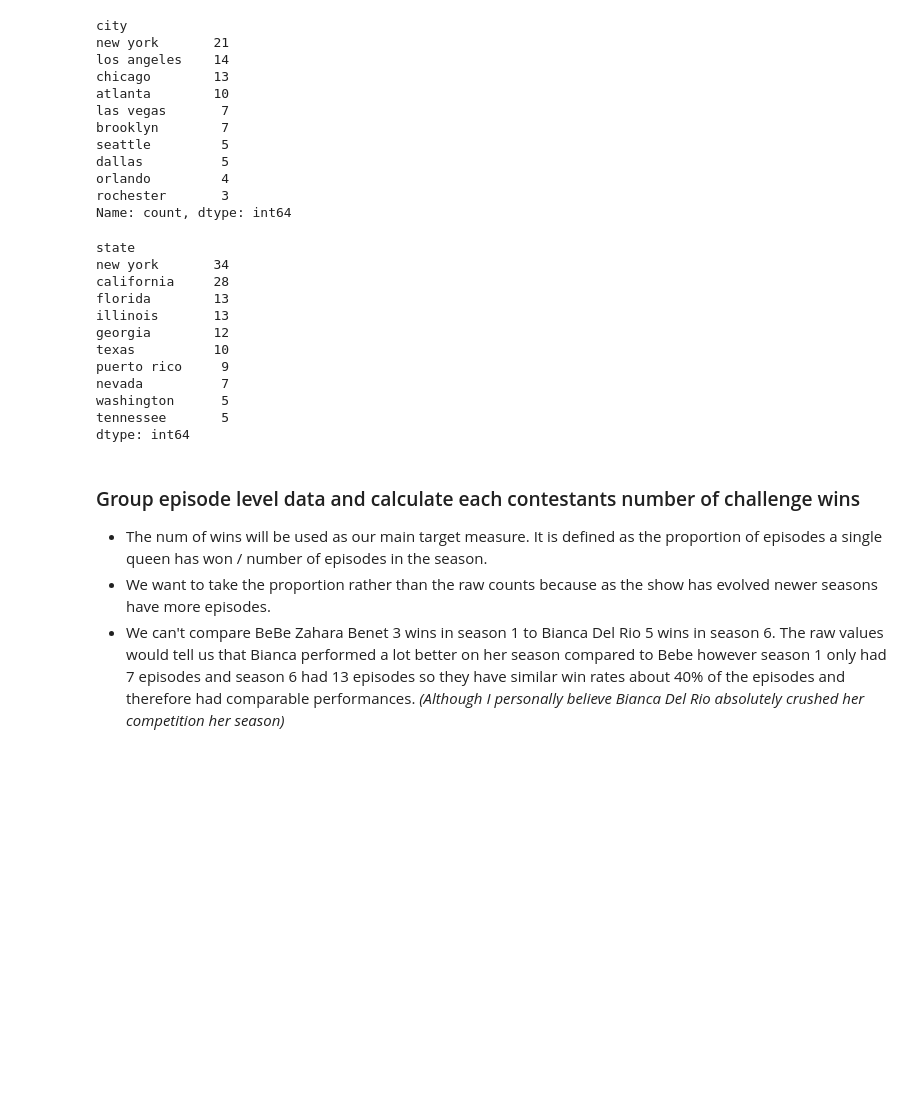
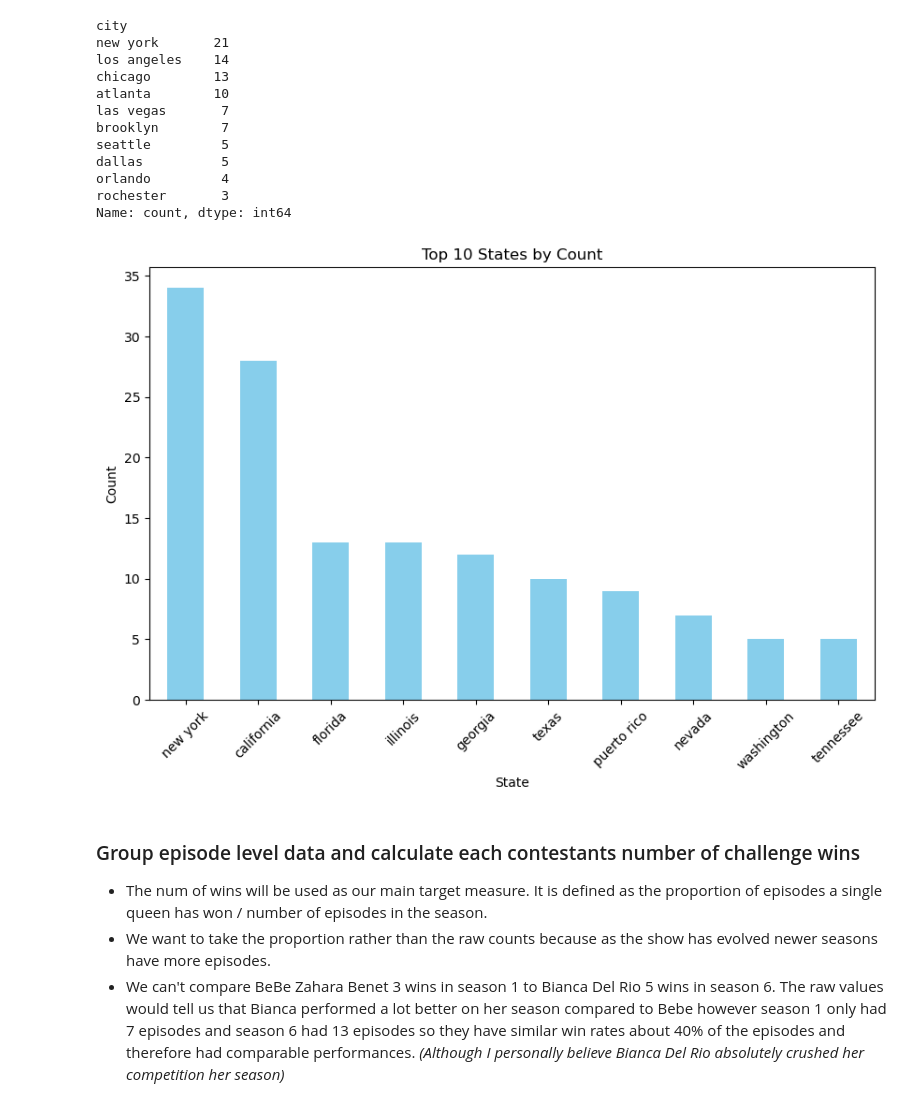
Before and after one commit to navar135/dragrace, a Jupyter notebook: final_project.ipynb, the cells around one changed output. Saved outputs shown, nothing was run; the diff lists cells and outputs as text; code cells hidden in the pictures; blank space fills up the shorter version.

```diff
--- a/final_project.ipynb
+++ b/final_project.ipynb
@@ -97,21 +97,19 @@ dallas          5
 orlando         4
 rochester       3
 Name: count, dtype: int64
-# %%
-df2.groupby("state").size().sort_values(ascending=False).head(10)
-# %% [output]
-state
-new york       34
-california     28
-florida        13
-illinois       13
-georgia        12
-texas          10
-puerto rico     9
-nevada          7
-washington      5
-tennessee       5
-dtype: int64
+# %%
+top_states = df2.groupby("state").size().sort_values(ascending=False).head(10)
+# Plot the data
+top_states.plot(kind='bar', figsize=(10, 6), color='skyblue')
+
+# Add labels and title
+plt.xlabel('State')
+plt.ylabel('Count')
+plt.title('Top 10 States by Count')
+plt.xticks(rotation=45)
+plt.show()
+# %% [output]
+[figure, added]
 # %% [markdown]
 ### Group episode level data and calculate each contestants number of challenge wins
 - The num of wins will be used as our main target measure. It is defined as the proportion of episodes a single queen has won / number of episodes in the season.
```
Also changed, not shown: parts of 18 cells of this notebook, 1 other file.
